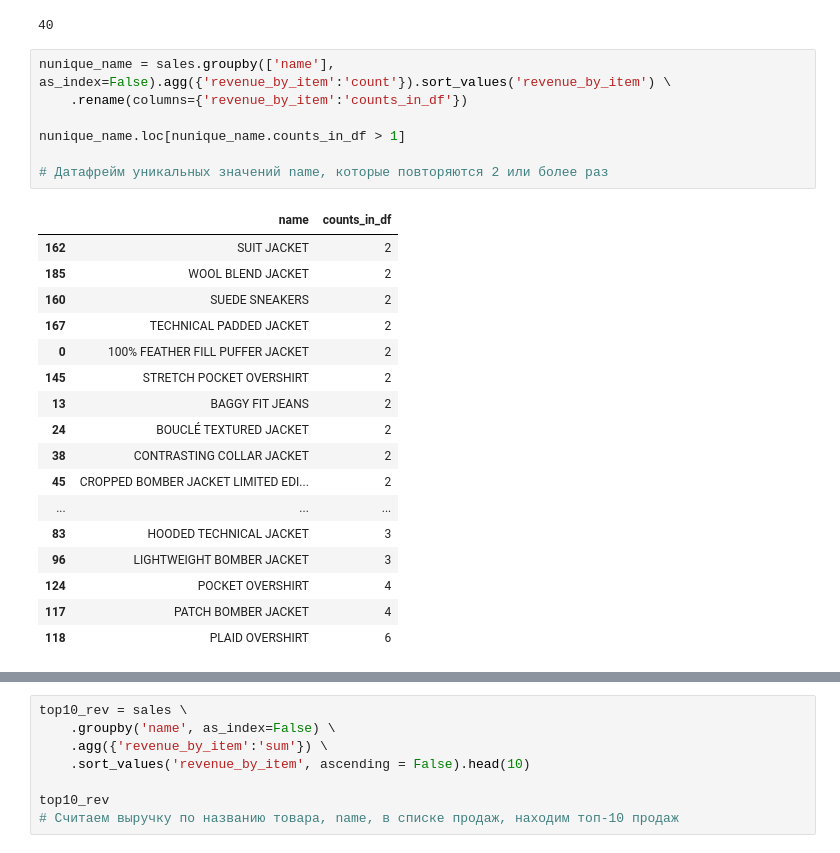
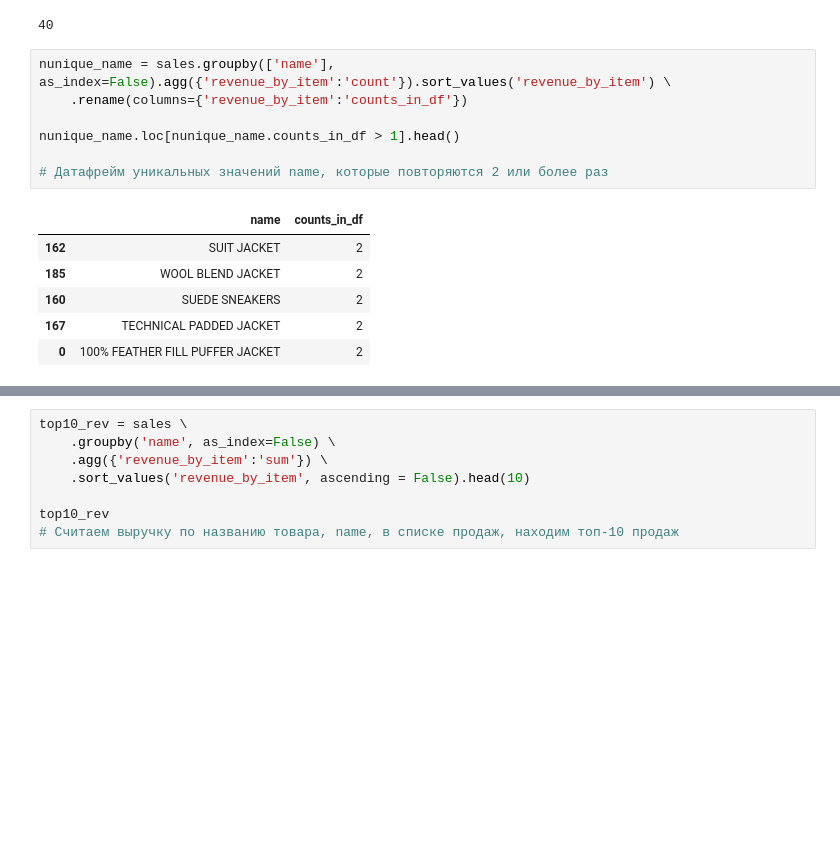
Before and after one commit to Kelebrimbor/Analytics, a Jupyter notebook: Zara_sales/Kaggle_Zara_sales.ipynb, the cells around one changed output, grey strips where cells are left out. Saved outputs shown, nothing was run; the diff lists cells and outputs as text; blank space fills up the shorter version.

```diff
--- a/Zara_sales/Kaggle_Zara_sales.ipynb
+++ b/Zara_sales/Kaggle_Zara_sales.ipynb
@@ -101,28 +101,17 @@ sales.name.nunique() - sales.groupby('name').filter(lambda x: len(x) == 1).shape
 # %%
 nunique_name = sales.groupby(['name'], as_index=False).agg({'revenue_by_item':'count'}).sort_values('revenue_by_item') \
     .rename(columns={'revenue_by_item':'counts_in_df'})
 
-nunique_name.loc[nunique_name.counts_in_df > 1]
+nunique_name.loc[nunique_name.counts_in_df > 1].head()
 
 # Датафрейм уникальных значений name, которые повторяются 2 или более раз
 # %% [output]
 |  | name | counts_in_df |
 | 162 | SUIT JACKET | 2 |
 | 185 | WOOL BLEND JACKET | 2 |
 | 160 | SUEDE SNEAKERS | 2 |
 | 167 | TECHNICAL PADDED JACKET | 2 |
 | 0 | 100% FEATHER FILL PUFFER JACKET | 2 |
-| 145 | STRETCH POCKET OVERSHIRT | 2 |
-| 13 | BAGGY FIT JEANS | 2 |
-| 24 | BOUCLÉ TEXTURED JACKET | 2 |
-| 38 | CONTRASTING COLLAR JACKET | 2 |
-| 45 | CROPPED BOMBER JACKET LIMITED EDI... | 2 |
-| ... | ... | ... |
-| 83 | HOODED TECHNICAL JACKET | 3 |
-| 96 | LIGHTWEIGHT BOMBER JACKET | 3 |
-| 124 | POCKET OVERSHIRT | 4 |
-| 117 | PATCH BOMBER JACKET | 4 |
-| 118 | PLAID OVERSHIRT | 6 |
 # %%
 repeated_names_df = sales[sales.groupby('name')['name'].transform('size') > 1].sort_values('name')
 
```
Also changed, not shown: parts of 11 cells of this notebook.
